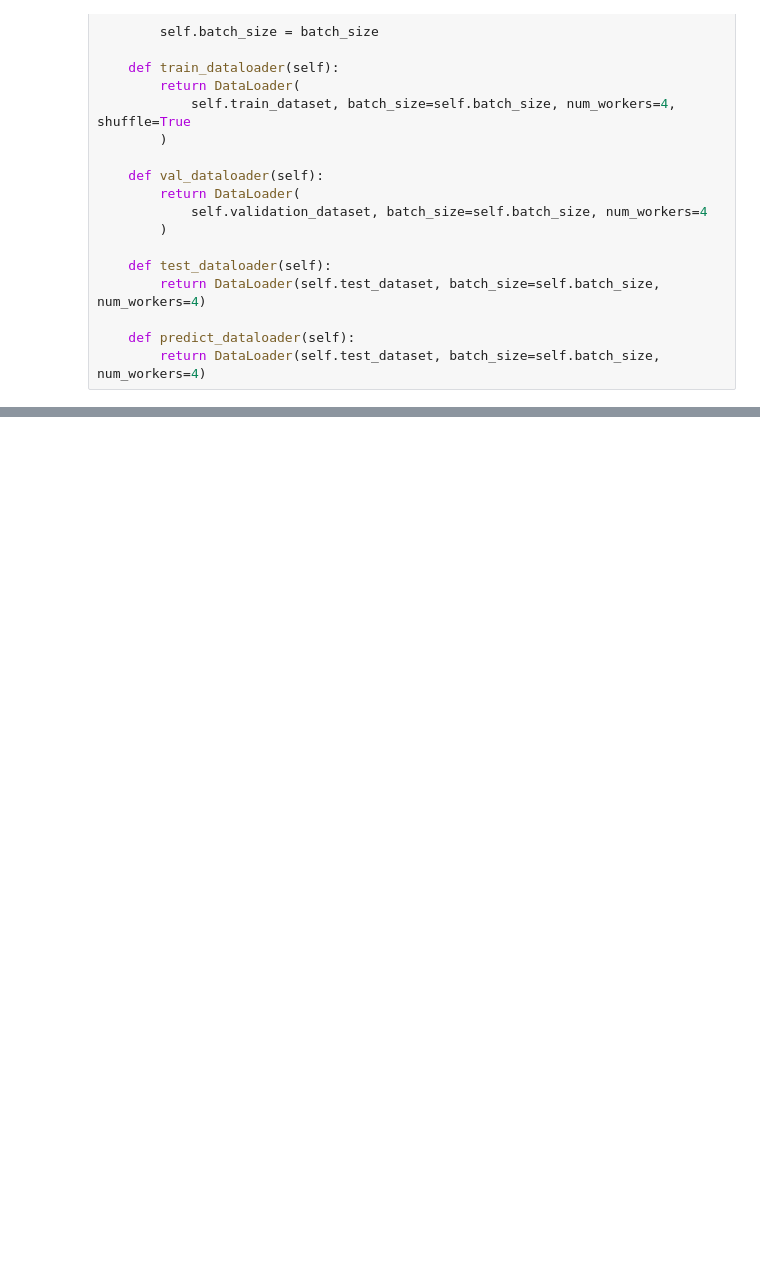
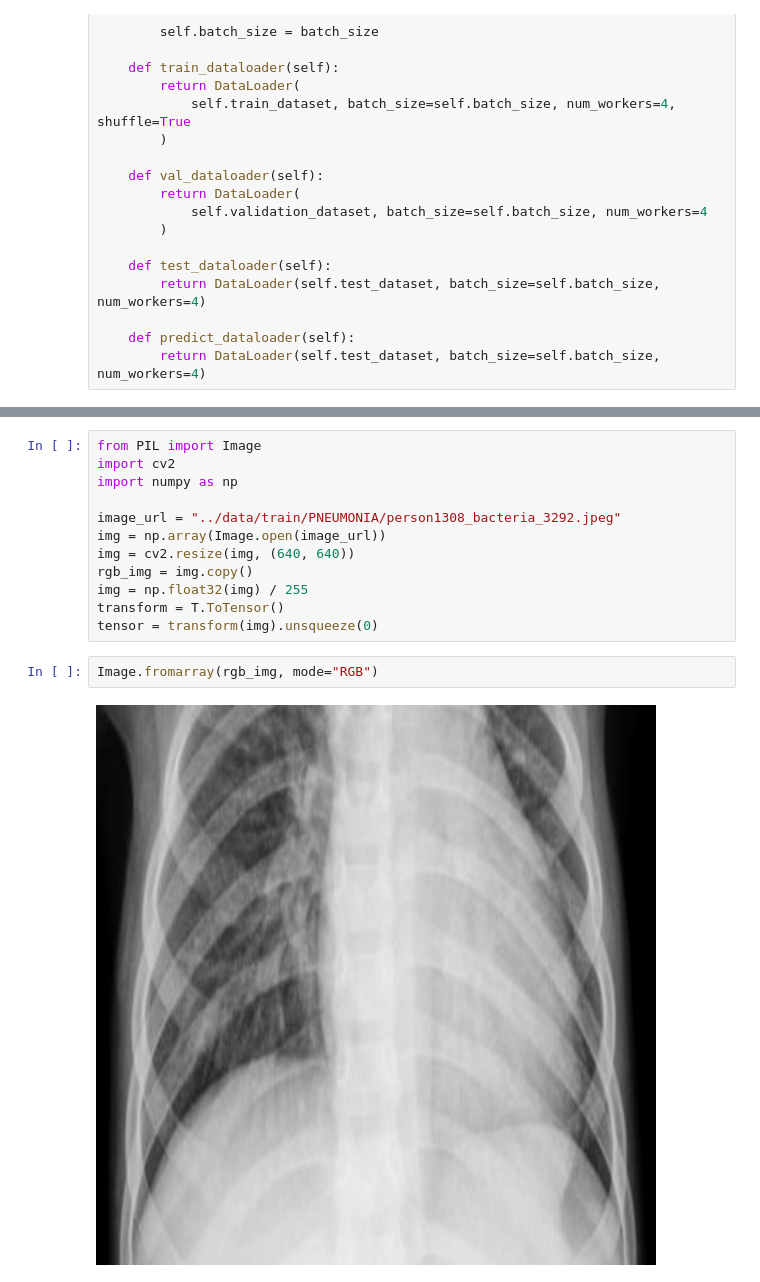
Before and after one commit to marmal88/Explainable-Neural-Networks, a Jupyter notebook: notebooks/data_module.ipynb, the cells around one changed output, grey strips where cells are left out. Saved outputs shown, nothing was run; the diff lists cells and outputs as text; blank space fills up the shorter version.

```diff
--- a/notebooks/data_module.ipynb
+++ b/notebooks/data_module.ipynb
@@ -311,0 +337,16 @@ plt.show()
+# %%
+from PIL import Image
+import cv2
+import numpy as np
+
+image_url = "../data/train/PNEUMONIA/person1308_bacteria_3292.jpeg"
+img = np.array(Image.open(image_url))
+img = cv2.resize(img, (640, 640))
+rgb_img = img.copy()
+img = np.float32(img) / 255
+transform = T.ToTensor()
+tensor = transform(img).unsqueeze(0)
+# %%
+Image.fromarray(rgb_img, mode="RGB")
+# %% [output]
+[figure, added]
```
Also changed, not shown: parts of 10 cells of this notebook, 2 other files.
